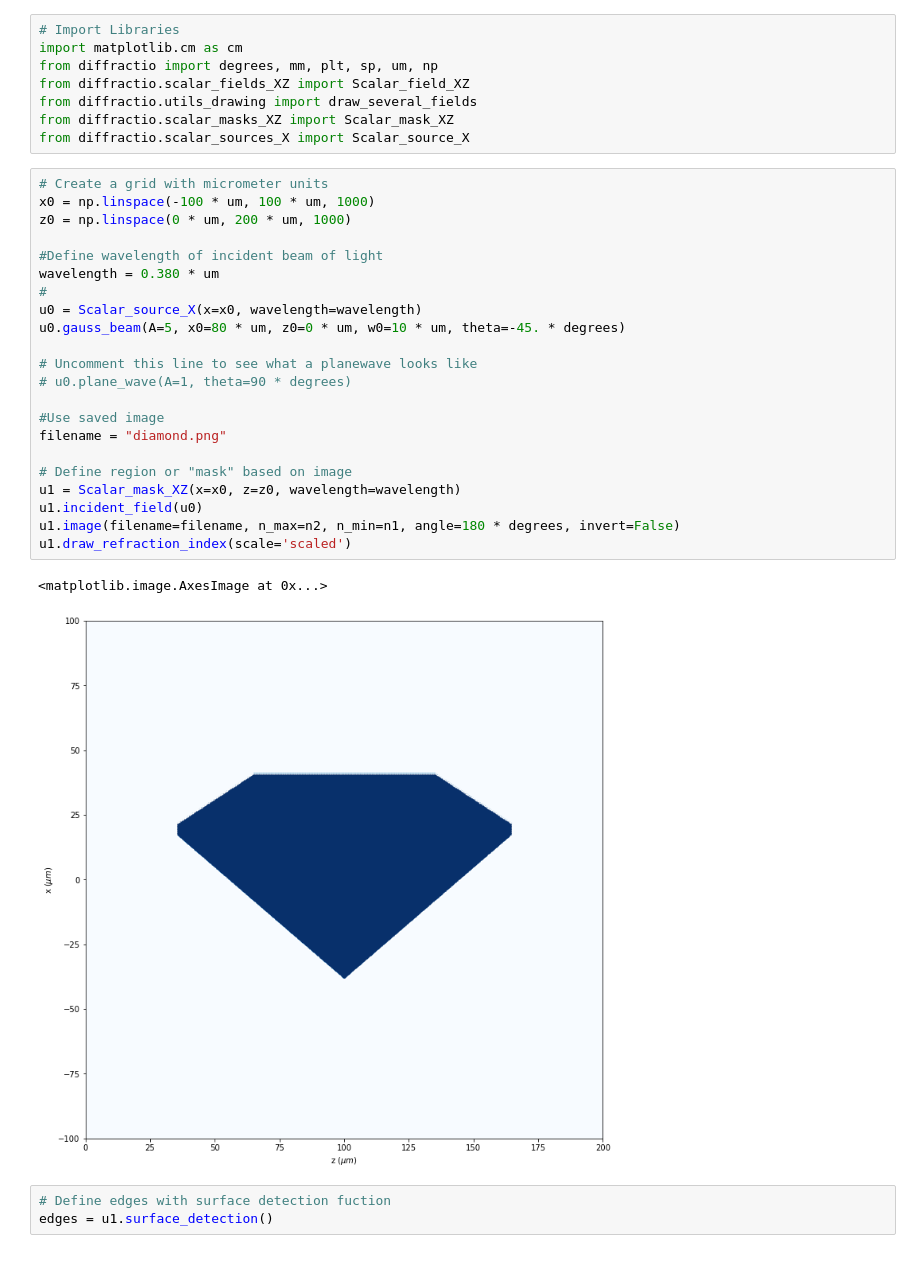
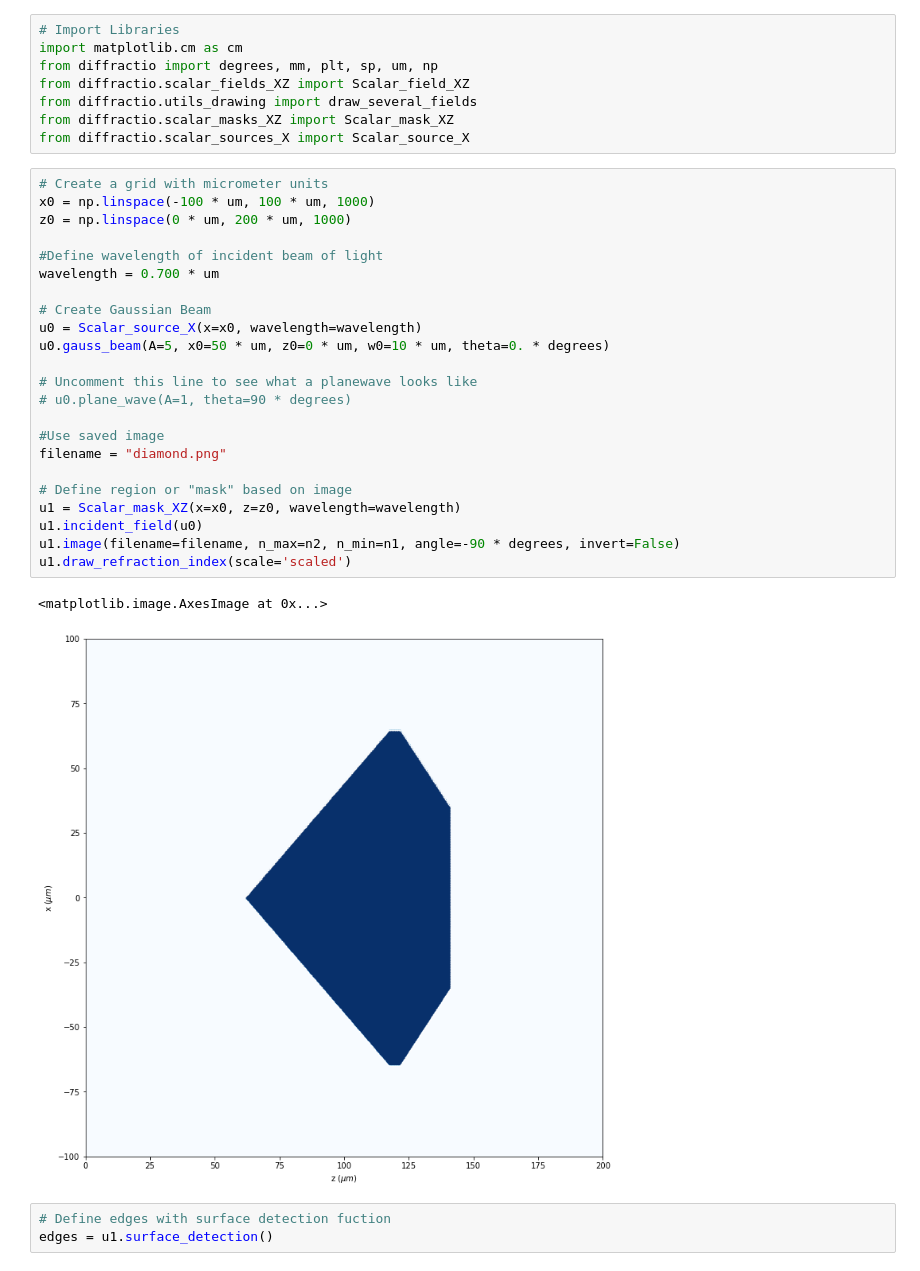
Before and after one commit to jimbobfurly/electrodynamics, a Jupyter notebook: Final Project Stuff/Final Project.ipynb, the cells around one changed output. Drawn from its saved outputs; the diff is of its cells as text.

```diff
--- a/Final Project Stuff/Final Project.ipynb
+++ b/Final Project Stuff/Final Project.ipynb
@@ -140,28 +140,29 @@ from diffractio.scalar_sources_X import Scalar_source_X
 # %%
 # Create a grid with micrometer units
 x0 = np.linspace(-100 * um, 100 * um, 1000)
 z0 = np.linspace(0 * um, 200 * um, 1000)
 
 #Define wavelength of incident beam of light
-wavelength = 0.380 * um
-#
+wavelength = 0.700 * um
+
+# Create Gaussian Beam
 u0 = Scalar_source_X(x=x0, wavelength=wavelength)
-u0.gauss_beam(A=5, x0=80 * um, z0=0 * um, w0=10 * um, theta=-45. * degrees)
+u0.gauss_beam(A=5, x0=50 * um, z0=0 * um, w0=10 * um, theta=0. * degrees)
 
 # Uncomment this line to see what a planewave looks like
 # u0.plane_wave(A=1, theta=90 * degrees)
 
 #Use saved image
 filename = "diamond.png"
 
 # Define region or "mask" based on image
 u1 = Scalar_mask_XZ(x=x0, z=z0, wavelength=wavelength)
 u1.incident_field(u0)
-u1.image(filename=filename, n_max=n2, n_min=n1, angle=180 * degrees, invert=False)
+u1.image(filename=filename, n_max=n2, n_min=n1, angle=-90 * degrees, invert=False)
 u1.draw_refraction_index(scale='scaled')
 # %% [output]
 <matplotlib.image.AxesImage at 0x...>
-[figure, old version]
+[figure, new version]
 # %%
 # Define edges with surface detection fuction
 edges = u1.surface_detection()
```
Also changed, not shown: parts of 2 cells of this notebook.
